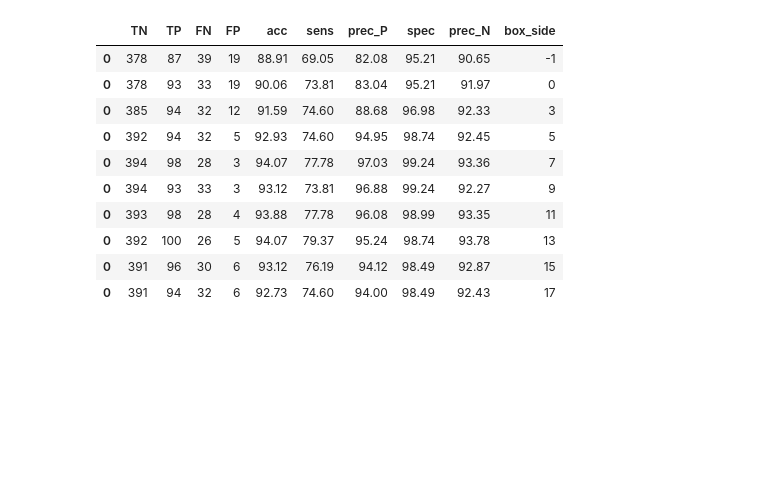
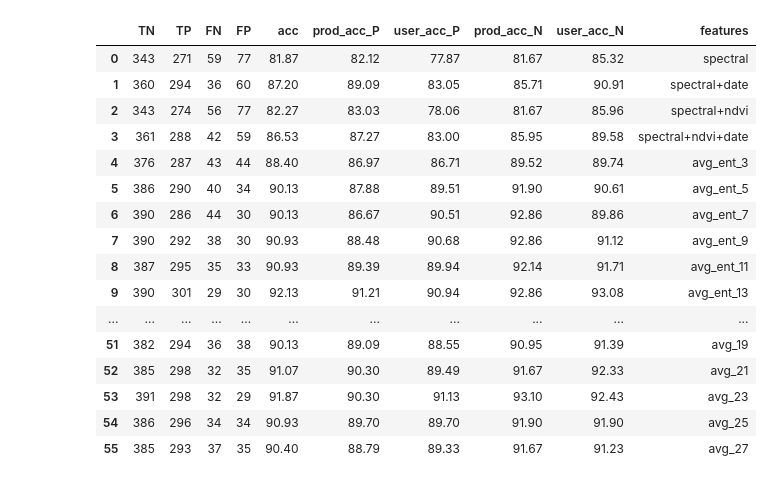
Before and after one commit to NCEAS/msai4earth-esa, a Jupyter notebook: iceplant_detection/window_size_experiments.ipynb, the cells around one changed output. Drawn from its saved outputs; the diff is of its cells as text; code cells hidden in the pictures; blank space fills up the shorter version.

Commit message:
updated with fixed 2500 dataset

```diff
--- a/iceplant_detection/window_size_experiments.ipynb
+++ b/iceplant_detection/window_size_experiments.ipynb
@@ -13,16 +13,11 @@ from joblib import dump
 import model_prep_and_evals as mpe
 # %%
 # **************************************************************
-root = '/home/jovyan/msai4earth-esa/iceplant_detection/models/model_2k/twok_dataset/'
-train_name = 'twok_train.csv'
-test_name = 'twok_test.csv'
+root = '/home/jovyan/msai4earth-esa/iceplant_detection/models/model_2k/twok_dataset/dataset_2500/initial_dataset/'
+train_name = 'train_2500.csv'
+test_name = 'test_2500.csv'
 
 label_name = 'iceplant'
-
-# save_model = False
-# model_name = 'snow13_rfc'
-
-#calculate_feature_importance = False
 
 # ------------------------------
 # IMPORT TRAIN DATA
@@ -35,4 +30,7 @@ y_train = y_train.to_numpy()
 X_test = pd.read_csv(os.path.join(root, test_name))
 y_test = pd.read_csv(os.path.join(root, test_name)).loc[:,label_name]
 y_test = y_test.to_numpy()
+
+# ------------------------------
+box_sides = [3,5,7,9,11,13,15,17,19,21,23,25,27]
 # %%
@@ -60,25 +41,0 @@ X_test
-# %%
-box_sides = [-1,0,3,5,7,9,11,13,15,17]
-bands = ['r','g','b','nir','ndvi']
-
-
-results = []
-for box_s in box_sides:
-
-    if box_s == -1:
-        cols = bands
-    elif box_s == 0:
-        cols = bands + ['month', 'day_in_year']
-    else:
-        window_features = [band + x + str(box_s) for band in bands for x in ['_avg', '_entr']]
-        cols =  bands + window_features + ['month', 'day_in_year']
-
-    X_train_sub = X_train[cols].to_numpy()
-    X_test_sub = X_test[cols].to_numpy()
-
-    rfc = RandomForestClassifier(n_estimators = 100, random_state = 42)
-    rfc.fit(X_train_sub, y_train)
-
-    preds = rfc.predict(X_test_sub)
-
-    results.append(mpe.accuracy_info_df(y_test, preds))
@@ -85,16 +144,22 @@ for box_s in box_sides:
 # %%
-R = pd.concat(results)
-R['box_side'] = box_sides
+R = pd.concat(results).reset_index(drop=True)
+R['features'] = feats
 R
 # %% [output]
-|  | TN | TP | FN | FP | acc | sens | prec_P | spec | prec_N | box_side |
-| 0 | 378 | 87 | 39 | 19 | 88.91 | 69.05 | 82.08 | 95.21 | 90.65 | -1 |
-| 0 | 378 | 93 | 33 | 19 | 90.06 | 73.81 | 83.04 | 95.21 | 91.97 | 0 |
-| 0 | 385 | 94 | 32 | 12 | 91.59 | 74.60 | 88.68 | 96.98 | 92.33 | 3 |
-| 0 | 392 | 94 | 32 | 5 | 92.93 | 74.60 | 94.95 | 98.74 | 92.45 | 5 |
-| 0 | 394 | 98 | 28 | 3 | 94.07 | 77.78 | 97.03 | 99.24 | 93.36 | 7 |
-| 0 | 394 | 93 | 33 | 3 | 93.12 | 73.81 | 96.88 | 99.24 | 92.27 | 9 |
-| 0 | 393 | 98 | 28 | 4 | 93.88 | 77.78 | 96.08 | 98.99 | 93.35 | 11 |
-| 0 | 392 | 100 | 26 | 5 | 94.07 | 79.37 | 95.24 | 98.74 | 93.78 | 13 |
-| 0 | 391 | 96 | 30 | 6 | 93.12 | 76.19 | 94.12 | 98.49 | 92.87 | 15 |
-| 0 | 391 | 94 | 32 | 6 | 92.73 | 74.60 | 94.00 | 98.49 | 92.43 | 17 |
+|  | TN | TP | FN | FP | acc | prod_acc_P | user_acc_P | prod_acc_N | user_acc_N | features |
+| 0 | 343 | 271 | 59 | 77 | 81.87 | 82.12 | 77.87 | 81.67 | 85.32 | spectral |
+| 1 | 360 | 294 | 36 | 60 | 87.20 | 89.09 | 83.05 | 85.71 | 90.91 | spectral+date |
+| 2 | 343 | 274 | 56 | 77 | 82.27 | 83.03 | 78.06 | 81.67 | 85.96 | spectral+ndvi |
+| 3 | 361 | 288 | 42 | 59 | 86.53 | 87.27 | 83.00 | 85.95 | 89.58 | spectral+ndvi+date |
+| 4 | 376 | 287 | 43 | 44 | 88.40 | 86.97 | 86.71 | 89.52 | 89.74 | avg_ent_3 |
+| 5 | 386 | 290 | 40 | 34 | 90.13 | 87.88 | 89.51 | 91.90 | 90.61 | avg_ent_5 |
+| 6 | 390 | 286 | 44 | 30 | 90.13 | 86.67 | 90.51 | 92.86 | 89.86 | avg_ent_7 |
+| 7 | 390 | 292 | 38 | 30 | 90.93 | 88.48 | 90.68 | 92.86 | 91.12 | avg_ent_9 |
+| 8 | 387 | 295 | 35 | 33 | 90.93 | 89.39 | 89.94 | 92.14 | 91.71 | avg_ent_11 |
+| 9 | 390 | 301 | 29 | 30 | 92.13 | 91.21 | 90.94 | 92.86 | 93.08 | avg_ent_13 |
+| ... | ... | ... | ... | ... | ... | ... | ... | ... | ... | ... |
+| 51 | 382 | 294 | 36 | 38 | 90.13 | 89.09 | 88.55 | 90.95 | 91.39 | avg_19 |
+| 52 | 385 | 298 | 32 | 35 | 91.07 | 90.30 | 89.49 | 91.67 | 92.33 | avg_21 |
+| 53 | 391 | 298 | 32 | 29 | 91.87 | 90.30 | 91.13 | 93.10 | 92.43 | avg_23 |
+| 54 | 386 | 296 | 34 | 34 | 90.93 | 89.70 | 89.70 | 91.90 | 91.90 | avg_25 |
+| 55 | 385 | 293 | 37 | 35 | 90.40 | 88.79 | 89.33 | 91.67 | 91.23 | avg_27 |
```
Also changed, not shown: parts of 7 cells of this notebook.
